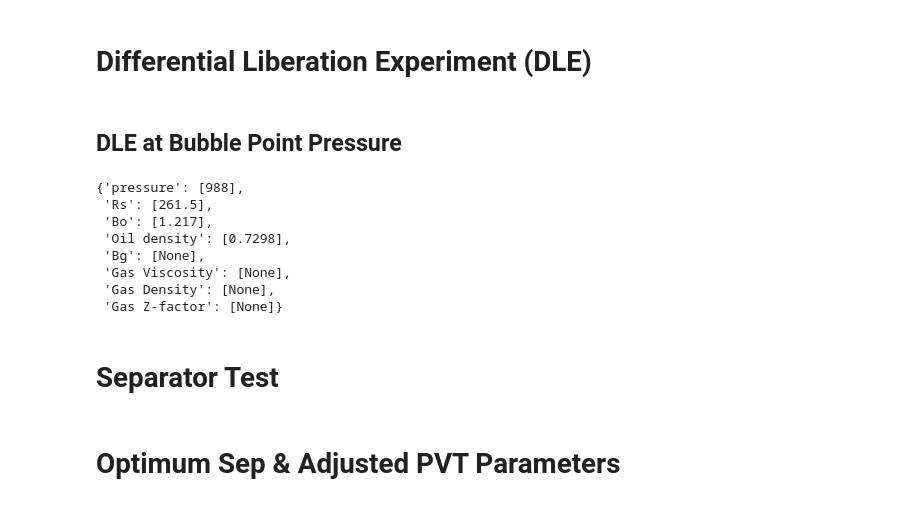
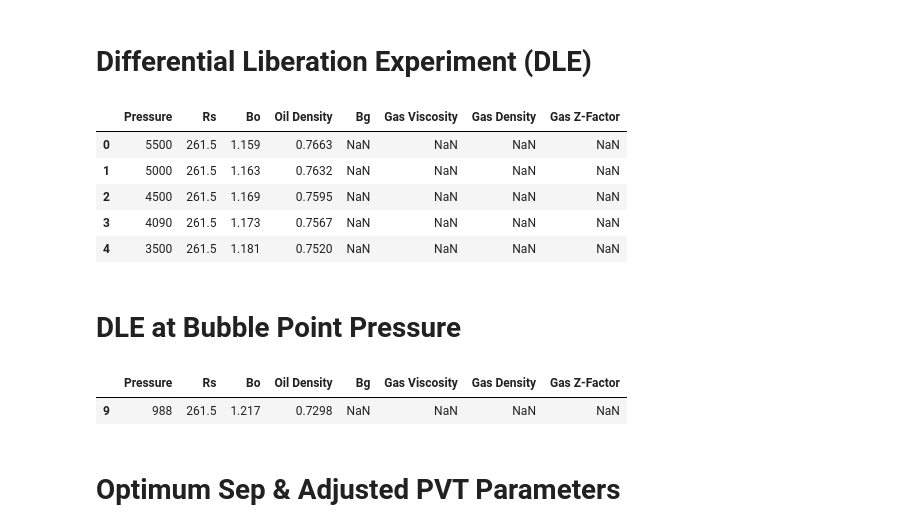
Before and after one commit to Calebchike/PVT-Extraction-Adjustment-Project, a Jupyter notebook: PVT_workbook_extraction.ipynb, the cells around one changed output. Saved outputs shown, nothing was run; the diff lists cells and outputs as text; code cells hidden in the pictures.

Commit message:
Add Optimum separator test and correction factor

```diff
--- a/PVT_workbook_extraction.ipynb
+++ b/PVT_workbook_extraction.ipynb
@@ -0,0 +10,13 @@
+# %%
+# Load the Excel file
+file_path = "https://github.com/Calebchike/PVT-Extraction-Adjustment-Project/raw/Using-Dataframe/PVT_Workbook%20.xlsx"
+all_sheets = pd.read_excel(file_path, sheet_name=None)
+
+# See the names of all worksheets
+print("Worksheet names:", all_sheets.keys())
+
+# Convert all worksheets to DataFrame
+summary_df = all_sheets['Summary']
+cce_df = all_sheets['CCE']
+dle_df = all_sheets['DLE']
+sep_df = all_sheets['Separator Tests']
@@ -56,49 +49,11 @@ DLE = {
+# %%
+dle_df.head(5)
+# %% [output]
+|  | Pressure | Rs | Bo | Oil Density | Bg | Gas Viscosity | Gas Density | Gas Z-Factor |
+| 0 | 5500 | 261.5 | 1.159 | 0.7663 | NaN | NaN | NaN | NaN |
+| 1 | 5000 | 261.5 | 1.163 | 0.7632 | NaN | NaN | NaN | NaN |
+| 2 | 4500 | 261.5 | 1.169 | 0.7595 | NaN | NaN | NaN | NaN |
+| 3 | 4090 | 261.5 | 1.173 | 0.7567 | NaN | NaN | NaN | NaN |
+| 4 | 3500 | 261.5 | 1.181 | 0.7520 | NaN | NaN | NaN | NaN |
 # %% [markdown]
-## **DLE at Bubble Point Pressure**
+# **DLE at Bubble Point Pressure**
-# %%
-# Bubble point pressure Bo to be extracted from CCE_summary table
-Bo = CCE_Summary['Bubble point pressure']
-# Find the index of the bubble point pressure within the DLE pressure list
-Bo_index = DLE['pressure'].index(Bo)
-
-# Initialize a dictionary to store DLE values specifically at the bubble point pressure
-DLE_Bo = {
-        "pressure":     [],  # psia
-        "Rs":           [],  # Scf/Stb
-        "Bo":           [],  # Bbl/Stb
-        "Oil density":  [],  # g/cm3
-        "Bg":           [],  # cu ft/Scf
-        "Gas Viscosity":[],  # cP
-        "Gas Density":  [],  # g/cc
-        "Gas Z-factor": []
-        }
-
-# Append the pressure value at the bubble point index
-DLE_Bo['pressure'].append(DLE['pressure'][Bo_index])
-# Append the solution gas-oil ratio (Rs) value at the bubble point index
-DLE_Bo['Rs'].append(DLE['Rs'][Bo_index])
-# Append the oil formation volume factor (Bo) value at the bubble point index
-DLE_Bo['Bo'].append(DLE['Bo'][Bo_index])
-# Append the oil density value at the bubble point index
-DLE_Bo['Oil density'].append(DLE['Oil density'][Bo_index])
-# Append the gas formation volume factor (Bg) value at the bubble point index
-DLE_Bo['Bg'].append(DLE['Bg'][Bo_index])
-# Append the gas viscosity value at the bubble point index
-DLE_Bo['Gas Viscosity'].append(DLE['Gas Viscosity'][Bo_index])
-# Append the gas density value at the bubble point index
-DLE_Bo['Gas Density'].append(DLE['Gas Density'][Bo_index])
-# Append the gas Z-factor value at the bubble point index
-DLE_Bo['Gas Z-factor'].append(DLE['Gas Z-factor'][Bo_index])
-
-DLE_Bo
-# %% [output]
-{'pressure': [988],
- 'Rs': [261.5],
- 'Bo': [1.217],
- 'Oil density': [0.7298],
- 'Bg': [None],
- 'Gas Viscosity': [None],
- 'Gas Density': [None],
- 'Gas Z-factor': [None]}
-# %% [markdown]
-# **Separator Test**
@@ -114,2 +60,9 @@ seperator_test = {
+# %%
+bubble_point_pressure = summary_df.loc[summary_df['Well information'] == 'Bubble Point Pressure', 'Value'].iloc[0]
+dle_Pb = dle_df[dle_df['Pressure'] == bubble_point_pressure]
+dle_Pb
+# %% [output]
+|  | Pressure | Rs | Bo | Oil Density | Bg | Gas Viscosity | Gas Density | Gas Z-Factor |
+| 9 | 988 | 261.5 | 1.217 | 0.7298 | NaN | NaN | NaN | NaN |
 # %% [markdown]
 # **Optimum Sep & Adjusted PVT Parameters**
```
Also changed, not shown: parts of 19 cells of this notebook.
